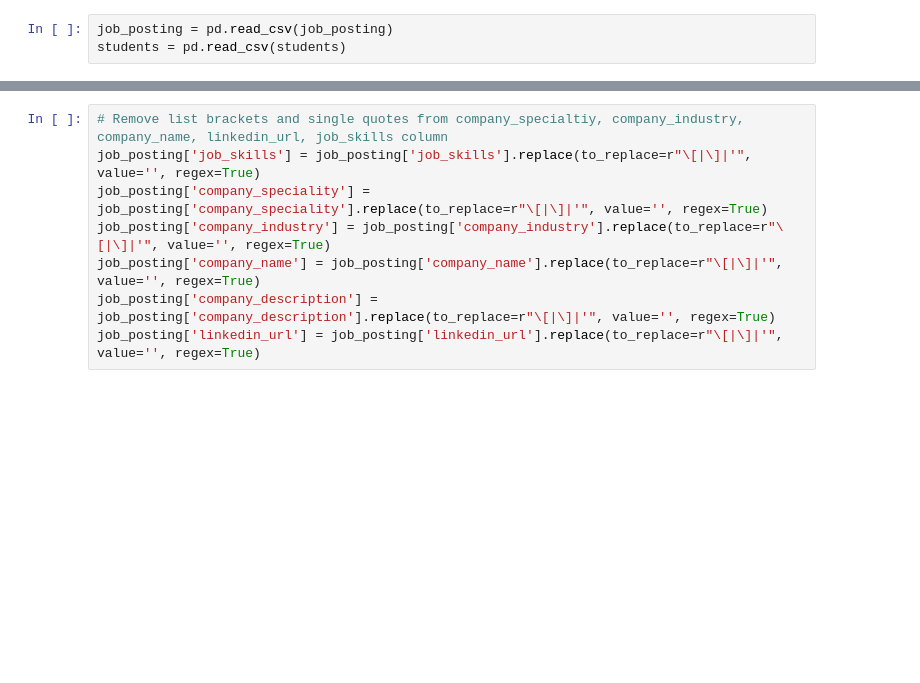
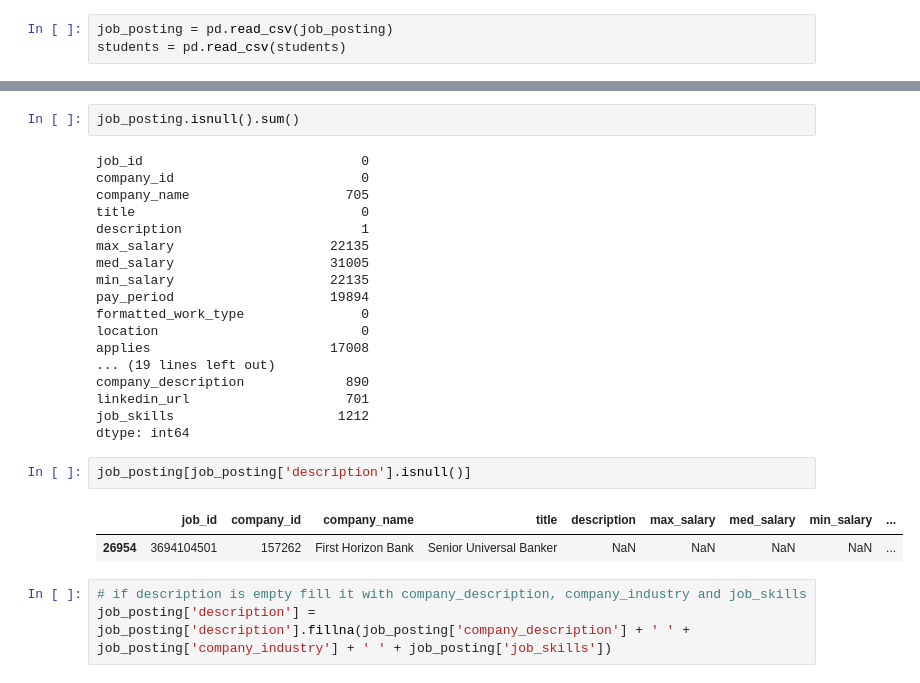
Before and after one commit to shahnawaz52/uApply-Job-Recommendation-System, a Jupyter notebook: notebooks/data_preprocessing.ipynb, the cells around one changed output, grey strips where cells are left out. Cells and saved outputs as stored; diff of their text form; blank space fills up the shorter version.

```diff
--- a/notebooks/data_preprocessing.ipynb
+++ b/notebooks/data_preprocessing.ipynb
@@ -27,8 +39,28 @@ job_posting.head()
-# %%
-# Remove list brackets and single quotes from company_specialtiy, company_industry, company_name, linkedin_url, job_skills column
-job_posting['job_skills'] = job_posting['job_skills'].replace(to_replace=r"\[|\]|'", value='', regex=True)
-job_posting['company_speciality'] = job_posting['company_speciality'].replace(to_replace=r"\[|\]|'", value='', regex=True)
-job_posting['company_industry'] = job_posting['company_industry'].replace(to_replace=r"\[|\]|'", value='', regex=True)
-job_posting['company_name'] = job_posting['company_name'].replace(to_replace=r"\[|\]|'", value='', regex=True)
-job_posting['company_description'] = job_posting['company_description'].replace(to_replace=r"\[|\]|'", value='', regex=True)
-job_posting['linkedin_url'] = job_posting['linkedin_url'].replace(to_replace=r"\[|\]|'", value='', regex=True)
+# %%
+job_posting.isnull().sum()
+# %% [output]
+job_id                            0
+company_id                        0
+company_name                    705
+title                             0
+description                       1
+max_salary                    22135
+med_salary                    31005
+min_salary                    22135
+pay_period                    19894
+formatted_work_type               0
+location                          0
+applies                       17008
+... (19 lines left out)
+company_description             890
+linkedin_url                    701
+job_skills                     1212
+dtype: int64
+# %%
+job_posting[job_posting['description'].isnull()]
+# %% [output]
+|  | job_id | company_id | company_name | title | description | max_salary | med_salary | min_salary | ... |
+| 26954 | 3694104501 | 157262 | First Horizon Bank | Senior Universal Banker | NaN | NaN | NaN | NaN | ... |
+# %%
+# if description is empty fill it with company_description, company_industry and job_skills
+job_posting['description'] = job_posting['description'].fillna(job_posting['company_description'] + ' ' + job_posting['company_industry'] + ' ' + job_posting['job_skills'])
```
Also changed, not shown: parts of 19 cells of this notebook, 3 other files.
